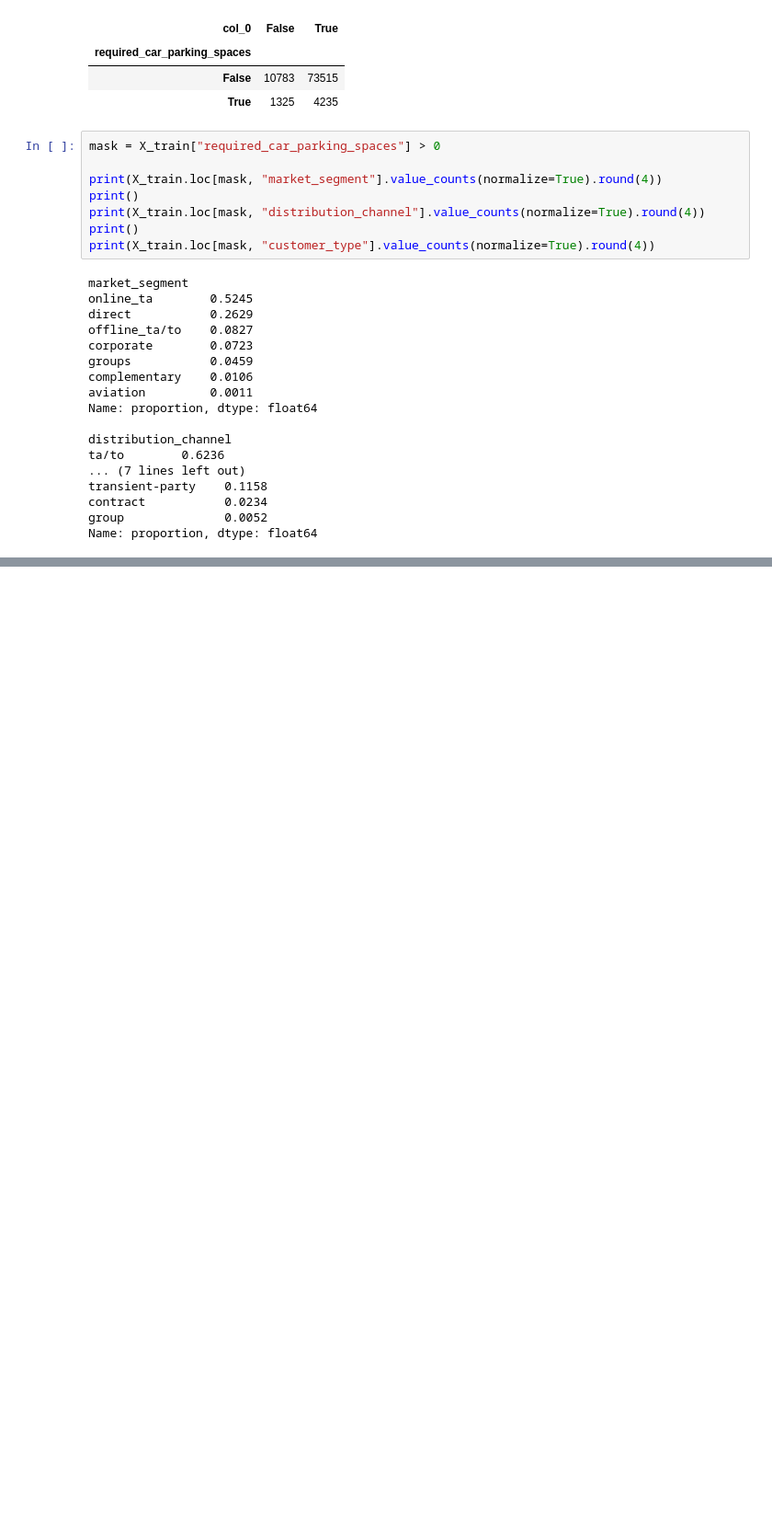
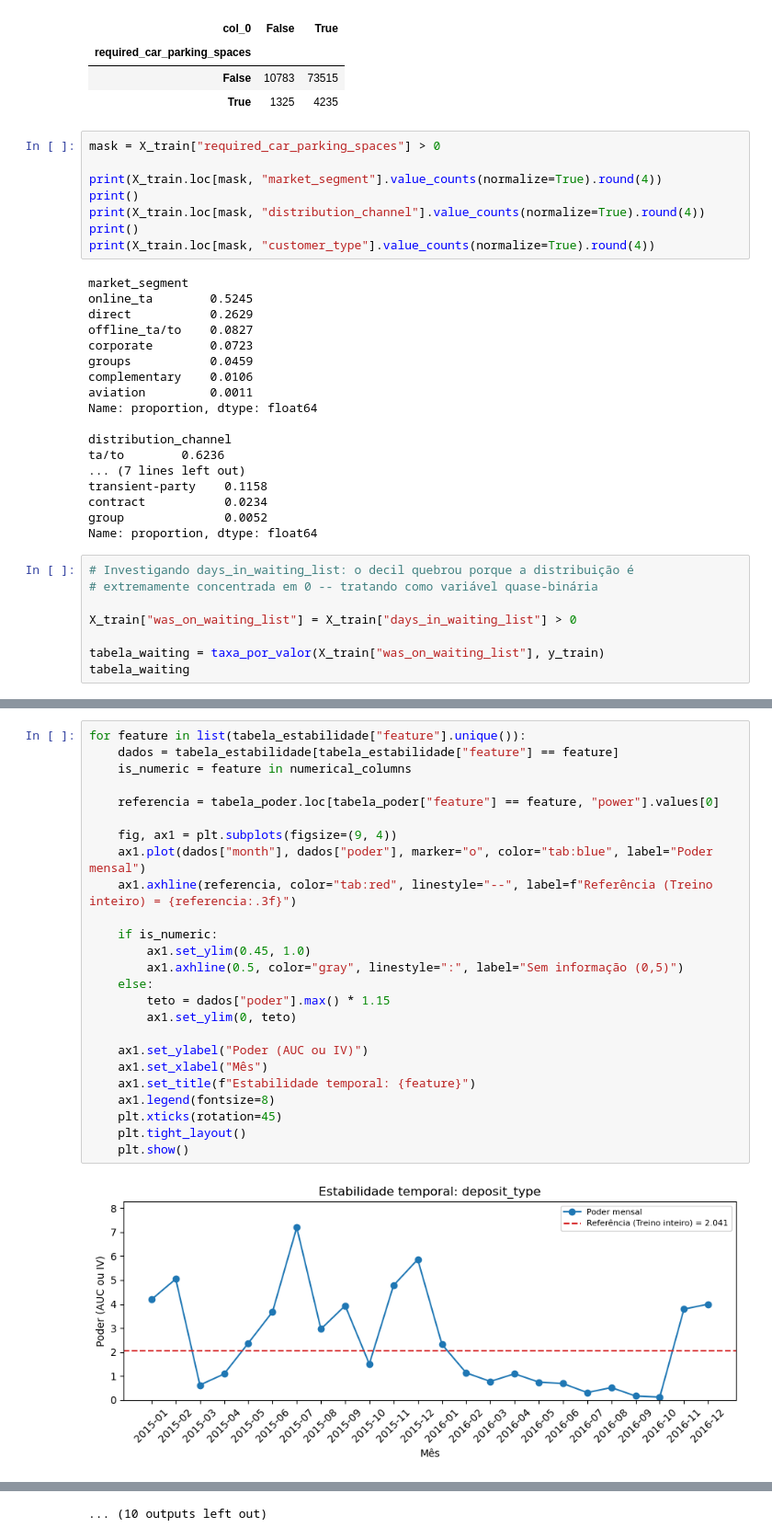
Before and after one commit to bruno-lima98/portfolio-hotel-cancellation-prediction, a Jupyter notebook: main.ipynb, the cells around one changed output, grey strips where cells are left out. Shown at 92% size. Drawn from its saved outputs; the diff is of its cells as text; blank space fills up the shorter version.

Commit message:
temporal stability

```diff
--- a/main.ipynb
+++ b/main.ipynb
@@ -967,3 +967,11 @@ transient-party    0.1158
 contract           0.0234
 group              0.0052
 Name: proportion, dtype: float64
+# %%
+# Investigando days_in_waiting_list: o decil quebrou porque a distribuição é
+# extremamente concentrada em 0 -- tratando como variável quase-binária
+
+X_train["was_on_waiting_list"] = X_train["days_in_waiting_list"] > 0
+
+tabela_waiting = taxa_por_valor(X_train["was_on_waiting_list"], y_train)
+tabela_waiting
@@ -969,0 +1016,27 @@ Name: proportion, dtype: float64
+# %%
+for feature in list(tabela_estabilidade["feature"].unique()):
+    dados = tabela_estabilidade[tabela_estabilidade["feature"] == feature]
+    is_numeric = feature in numerical_columns
+
+    referencia = tabela_poder.loc[tabela_poder["feature"] == feature, "power"].values[0]
+
+    fig, ax1 = plt.subplots(figsize=(9, 4))
+    ax1.plot(dados["month"], dados["poder"], marker="o", color="tab:blue", label="Poder mensal")
+    ax1.axhline(referencia, color="tab:red", linestyle="--", label=f"Referência (Treino inteiro) = {referencia:.3f}")
+
+    if is_numeric:
+        ax1.set_ylim(0.45, 1.0)
+        ax1.axhline(0.5, color="gray", linestyle=":", label="Sem informação (0,5)")
+    else:
+        teto = dados["poder"].max() * 1.15
+        ax1.set_ylim(0, teto)
+
+    ax1.set_ylabel("Poder (AUC ou IV)")
+    ax1.set_xlabel("Mês")
+    ax1.set_title(f"Estabilidade temporal: {feature}")
+    ax1.legend(fontsize=8)
+    plt.xticks(rotation=45)
+    plt.tight_layout()
+    plt.show()
+# %% [output]
+[figure, added]
@@ -969,0 +1054 @@ Name: proportion, dtype: float64
+... (10 outputs left out)
```
Also changed, not shown: parts of 4 cells of this notebook, 1 other file.
